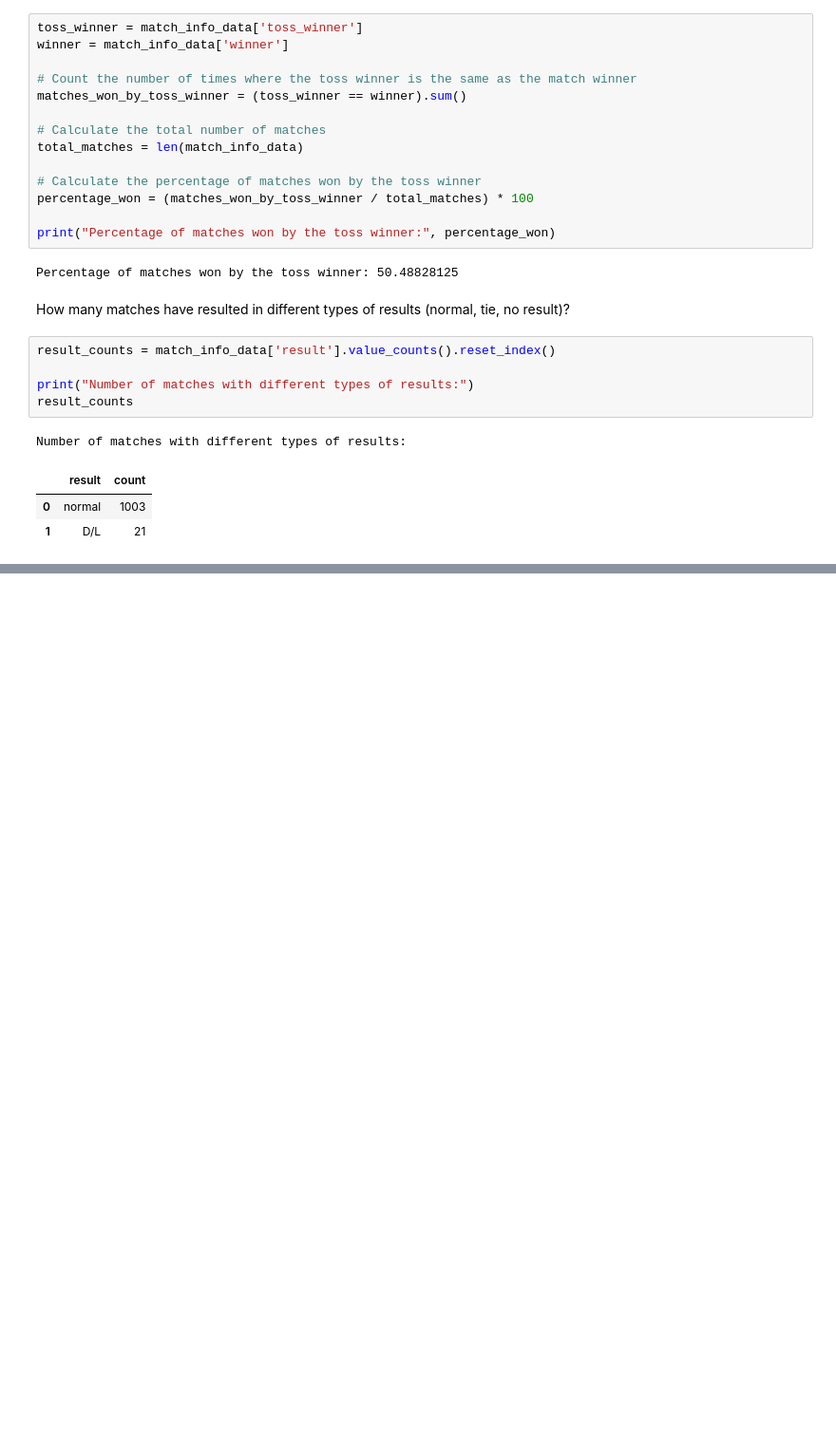
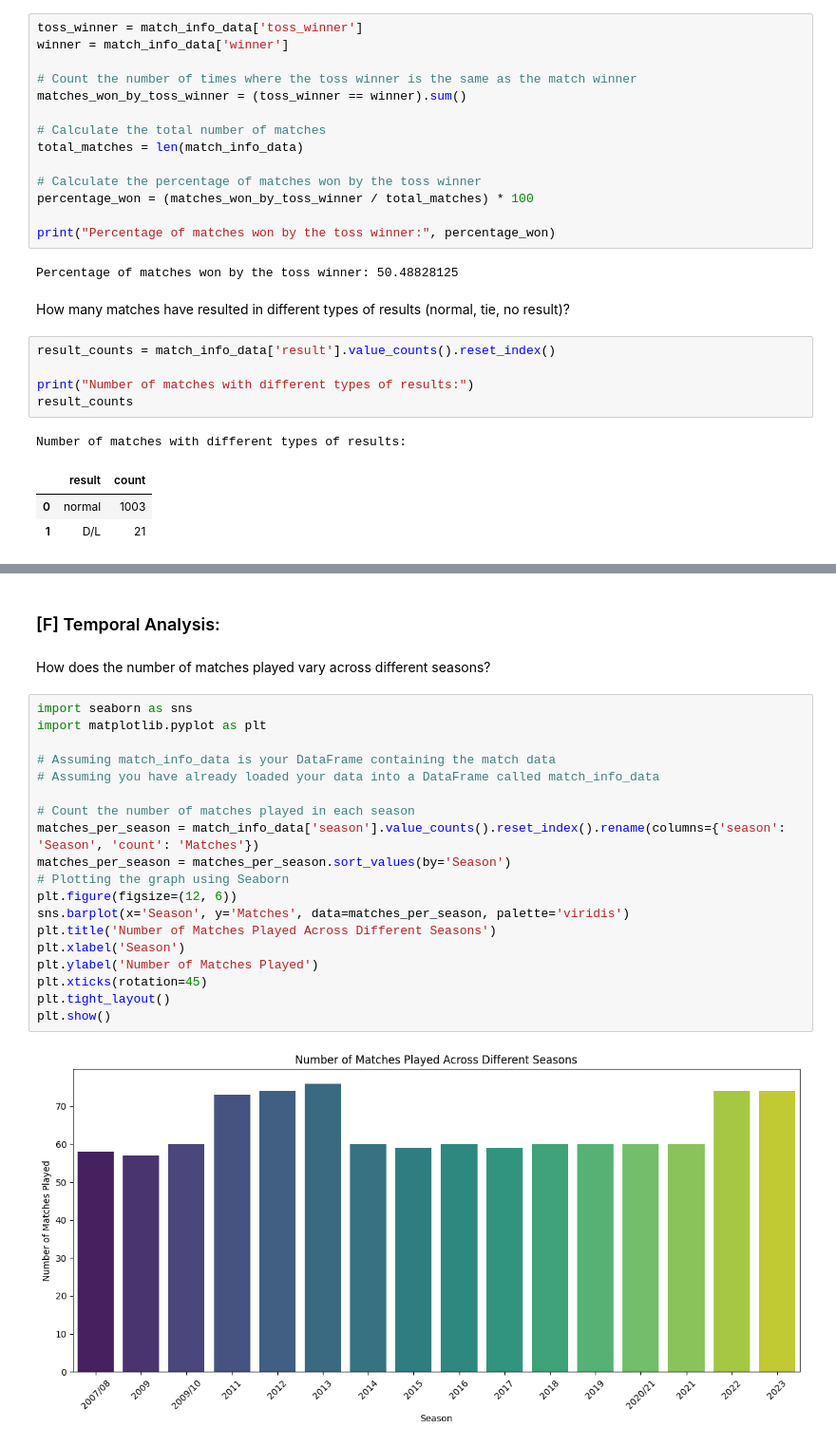
Before and after one commit to rahulbhoyar1995/Kaggle-Data-Analysis-Projects, a Jupyter notebook: ipl-men-cricket-2008-2023-data-analysis.ipynb, the cells around one changed output, grey strips where cells are left out. Shown: that part at 95% size. Drawn from its saved outputs; the diff is of its cells as text; blank space fills up the shorter version.

```diff
--- a/ipl-men-cricket-2008-2023-data-analysis.ipynb
+++ b/ipl-men-cricket-2008-2023-data-analysis.ipynb
@@ -536,0 +590,27 @@ Number of matches with different types of results:
+# %% [markdown]
+### [F] Temporal Analysis:
+# %% [markdown]
+
+
+How does the number of matches played vary across different seasons?
+# %%
+import seaborn as sns
+import matplotlib.pyplot as plt
+
+# Assuming match_info_data is your DataFrame containing the match data
+# Assuming you have already loaded your data into a DataFrame called match_info_data
+
+# Count the number of matches played in each season
+matches_per_season = match_info_data['season'].value_counts().reset_index().rename(columns={'season': 'Season', 'count': 'Matches'})
+matches_per_season = matches_per_season.sort_values(by='Season')
+# Plotting the graph using Seaborn
+plt.figure(figsize=(12, 6))
+sns.barplot(x='Season', y='Matches', data=matches_per_season, palette='viridis')
+plt.title('Number of Matches Played Across Different Seasons')
+plt.xlabel('Season')
+plt.ylabel('Number of Matches Played')
+plt.xticks(rotation=45)
+plt.tight_layout()
+plt.show()
+# %% [output]
+[figure, added]
```
Also changed, not shown: parts of 26 cells of this notebook.
